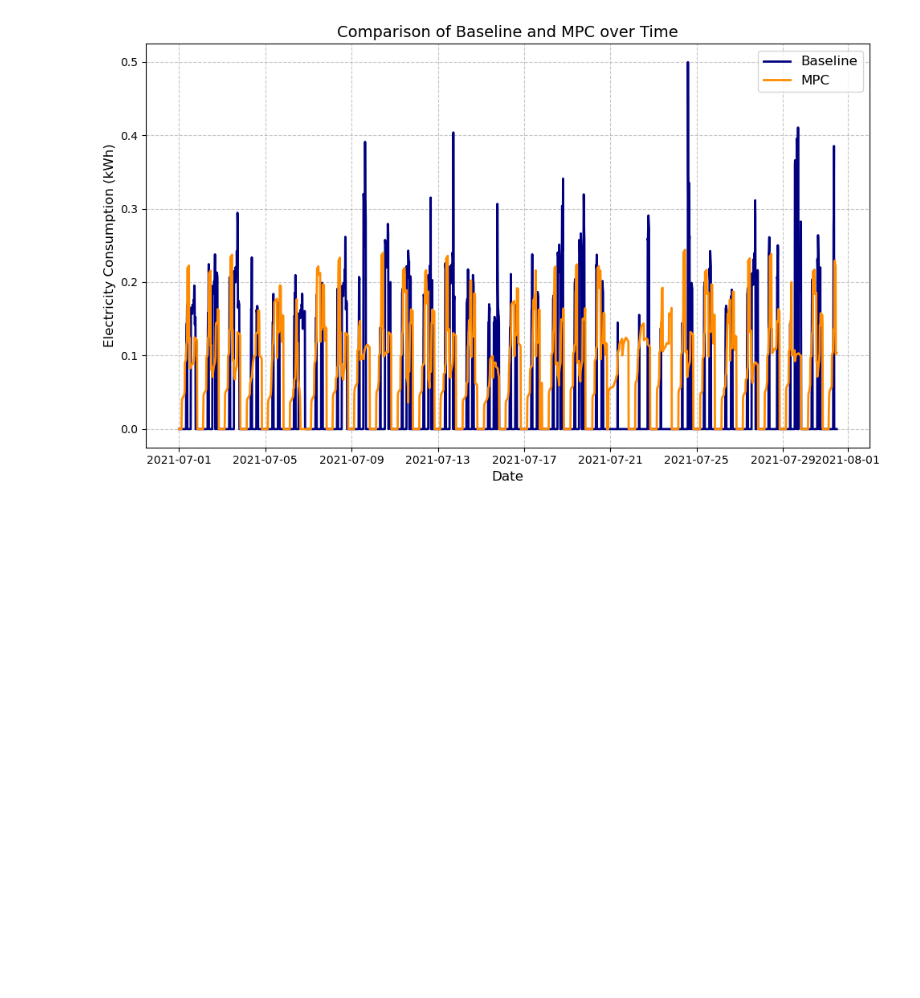
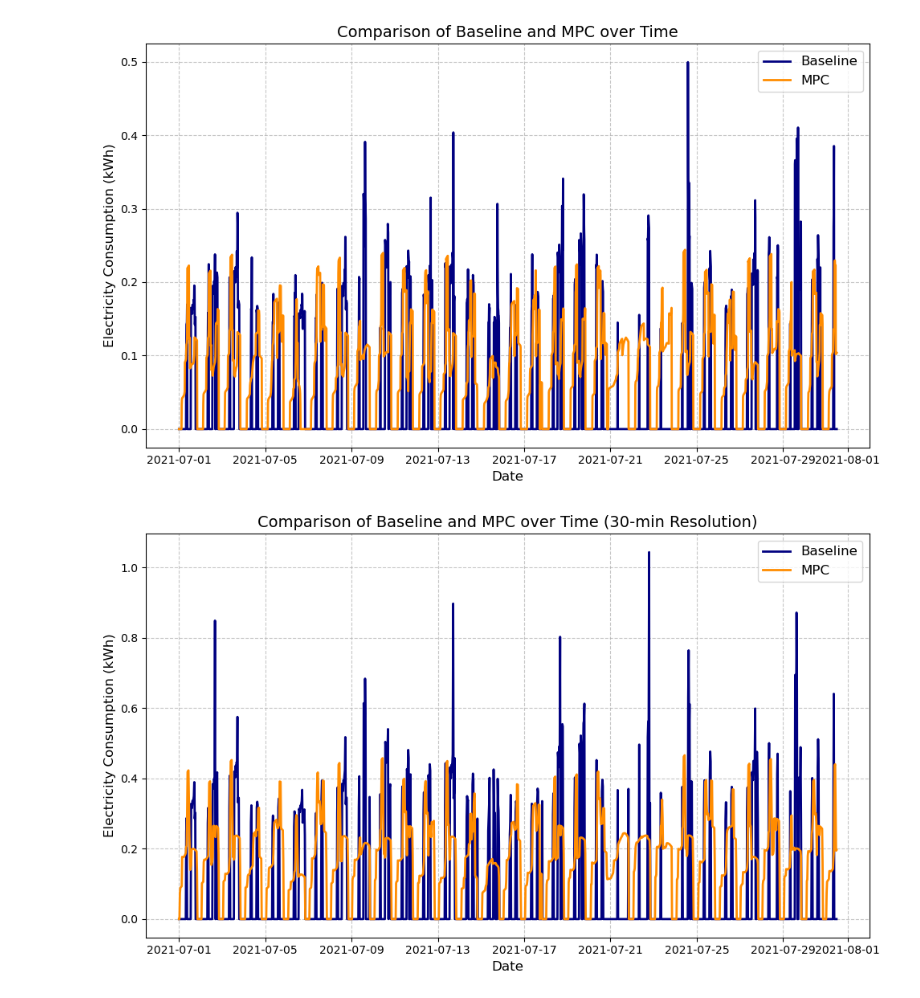
Before and after one commit to KrisCHEN8/PCM_RL-MPC, a Jupyter notebook: results/analysis.ipynb, the cells around one changed output. Cells and saved outputs as stored; diff of their text form; code cells hidden in the pictures; blank space fills up the shorter version.

```diff
--- a/results/analysis.ipynb
+++ b/results/analysis.ipynb
@@ -169,3 +184,4 @@ Results analysis
 # %%
 df_results_1H = pd.read_pickle('./results_1H.pkl')
 df_results_15T = pd.read_pickle('./results_15T.pkl')
+df_results_30T = pd.read_pickle('./results_30T.pkl')
@@ -185,0 +188,4 @@ baseline_15T.index = pd.date_range(start='2021-01-01 00:00:00', periods=len(base
+# %%
+baseline_15T = pd.read_pickle('./baseline_15T.pkl')
+baseline_30T = pd.read_pickle('./baseline_30T.pkl')
+baseline_1H = pd.read_pickle('./baseline_1H.pkl')
@@ -186,2 +210,6 @@ baseline_15T.index = pd.date_range(start='2021-01-01 00:00:00', periods=len(base
+# %%
+baseline_15T.index = pd.date_range(start='2021-01-01 00:00:00', periods=len(baseline_15T), freq='15min')
+baseline_30T.index = pd.date_range(start='2021-01-01 00:00:00', periods=len(baseline_30T), freq='30min')
+baseline_1H.index = pd.date_range(start='2021-01-01 00:00:00', periods=len(baseline_1H), freq='1h')
 # %%
 # Extract relevant data
@@ -216,3 +244,31 @@ plt.tight_layout()
 plt.show()
 # %% [output]
 [figure]
+# %%
+# Extract relevant data for 30-minute resolution
+baseline_30T_val = baseline_30T.loc[date_index_30T, 'e']
+rl_mpc_val_30T = df_results_30T['e_hp']
+
+# Create a figure for 30-minute resolution
+plt.figure(figsize=(10, 6))
+
+# Plot the baseline data
+plt.plot(baseline_30T_val, label='Baseline', color='navy', linewidth=2)
+
+# Plot the MPC data
+plt.plot(rl_mpc_val_30T, label='MPC', color='darkorange', linewidth=2)
+
+# Add title and axis labels
+plt.title('Comparison of Baseline and MPC over Time (30-min Resolution)', fontsize=14)
+plt.xlabel('Date', fontsize=12)
+plt.ylabel('Electricity Consumption (kWh)', fontsize=12)
+
+# Add legend and grid
+plt.legend(loc='best', fontsize=12)
+plt.grid(True, linestyle='--', alpha=0.7)
+
+# Adjust layout and display the plot
+plt.tight_layout()
+plt.show()
+# %% [output]
+[figure, added]
```
Also changed, not shown: parts of 7 cells of this notebook, 8 other files.
